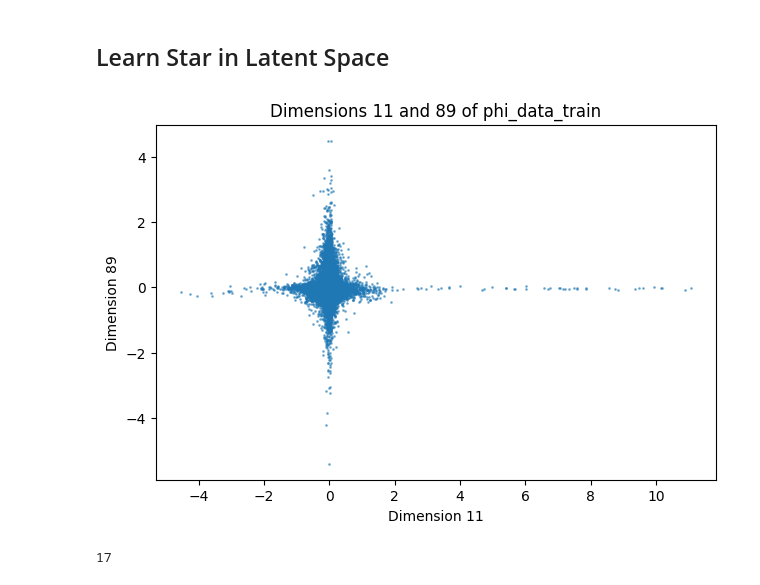
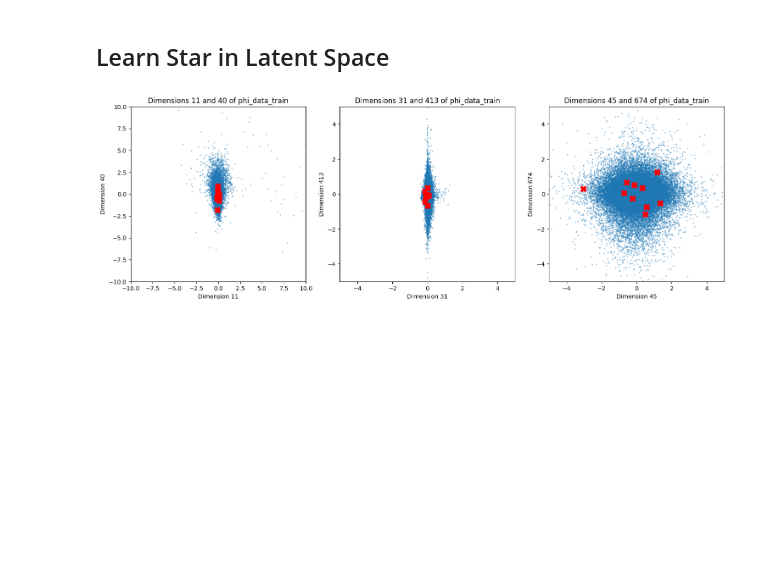
Before and after one commit to wdiepeveen/Riemannian-Archetypal-Analysis, a Jupyter notebook: mnist_nflow_+_starflow.ipynb, the cells around one changed output. Drawn from its saved outputs; the diff is of its cells as text; code cells hidden in the pictures; blank space fills up the shorter version.

```diff
--- a/mnist_nflow_+_starflow.ipynb
+++ b/mnist_nflow_+_starflow.ipynb
@@ -376,3 +376,4 @@ with torch.no_grad():
         b = x.size(0)                      # actual batch size
         phi_data_train[i:i+b] = phi(x).cpu()
         i += b
+    phi_data_clusters = phi(data_clusters.to(device)).cpu()
@@ -379,13 +388,39 @@ with torch.no_grad():
 # %%
 # plot first two dimensions of phi_data_train
-dim_1 = 11
-dim_2 = 89
-plt.scatter(phi_data_train.reshape(-1, size*size)[:, dim_1].numpy(), phi_data_train.reshape(-1, size*size)[:, dim_2].numpy(), s=1, alpha=0.5)
-plt.title(f"Dimensions {dim_1} and {dim_2} of phi_data_train")
-plt.xlabel(f"Dimension {dim_1}")
-plt.ylabel(f"Dimension {dim_2}")
-plt.gca().set_aspect('equal', adjustable='box')
+dims_1 = [11, 40]
+dims_2 = [31, 413]
+dims_3 = [45, 674]
+
+# three scatter plots of different dimensions of phi_data_train
+fig, ax = plt.subplots(1, 3, figsize=(15, 5))
+
+ax[0].scatter(phi_data_train.reshape(-1, size*size)[:, dims_1[0]].numpy(), phi_data_train.reshape(-1, size*size)[:, dims_1[1]].numpy(), s=1, alpha=0.5)
+ax[0].scatter(phi_data_clusters.reshape(-1, size*size)[:, dims_1[0]].numpy(), phi_data_clusters.reshape(-1, size*size)[:, dims_1[1]].numpy(), s=100, c='red', marker='X')
+ax[0].set_title(f"Dimensions {dims_1[0]} and {dims_1[1]} of phi_data_train")
+ax[0].set_xlabel(f"Dimension {dims_1[0]}")
+ax[0].set_ylabel(f"Dimension {dims_1[1]}")
+ax[0].set_aspect('equal', adjustable='box')
+ax[0].set_xlim(-10, 10)
+ax[0].set_ylim(-10, 10)
+
+ax[1].scatter(phi_data_train.reshape(-1, size*size)[:, dims_2[0]].numpy(), phi_data_train.reshape(-1, size*size)[:, dims_2[1]].numpy(), s=1, alpha=0.5)
+ax[1].scatter(phi_data_clusters.reshape(-1, size*size)[:, dims_2[0]].numpy(), phi_data_clusters.reshape(-1, size*size)[:, dims_2[1]].numpy(), s=100, c='red', marker='X')
+ax[1].set_title(f"Dimensions {dims_2[0]} and {dims_2[1]} of phi_data_train")
+ax[1].set_xlabel(f"Dimension {dims_2[0]}")
+ax[1].set_ylabel(f"Dimension {dims_2[1]}")
+ax[1].set_aspect('equal', adjustable='box')
+ax[1].set_xlim(-5, 5)
+ax[1].set_ylim(-5, 5)
+
+ax[2].scatter(phi_data_train.reshape(-1, size*size)[:, dims_3[0]].numpy(), phi_data_train.reshape(-1, size*size)[:, dims_3[1]].numpy(), s=1, alpha=0.5)
+ax[2].scatter(phi_data_clusters.reshape(-1, size*size)[:, dims_3[0]].numpy(), phi_data_clusters.reshape(-1, size*size)[:, dims_3[1]].numpy(), s=100, c='red', marker='X')
+ax[2].set_title(f"Dimensions {dims_3[0]} and {dims_3[1]} of phi_data_train")
+ax[2].set_xlabel(f"Dimension {dims_3[0]}")
+ax[2].set_ylabel(f"Dimension {dims_3[1]}")
+ax[2].set_aspect('equal', adjustable='box')
+ax[2].set_xlim(-5, 5)
+ax[2].set_ylim(-5, 5)
 plt.tight_layout()
 plt.show()
 # %% [output]
-[figure, old version]
+[figure, new version]
@@ -395,10 +426,0 @@ starflow_trainer.fit(phi_data_train)
-# %%
-# check whether any of the variables are NaN
-for name, var in starflow_trainer.__dict__.items():
-    if isinstance(var, torch.Tensor):
-        if torch.isnan(var).any():
-            print(f"Variable {name} contains NaN values.")
-
-print(starflow_trainer.K)
-# %% [output]
-17
```
Also changed, not shown: parts of 17 cells of this notebook, 11 other files.
